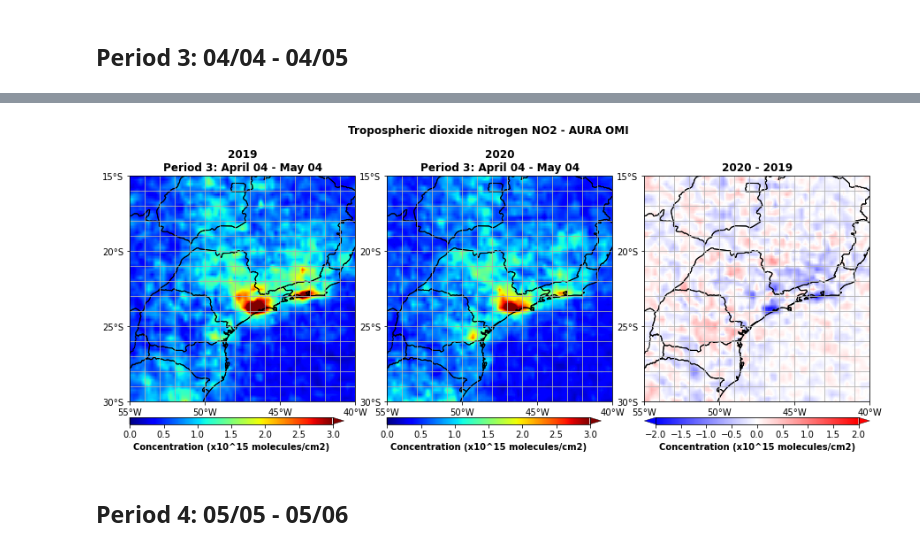
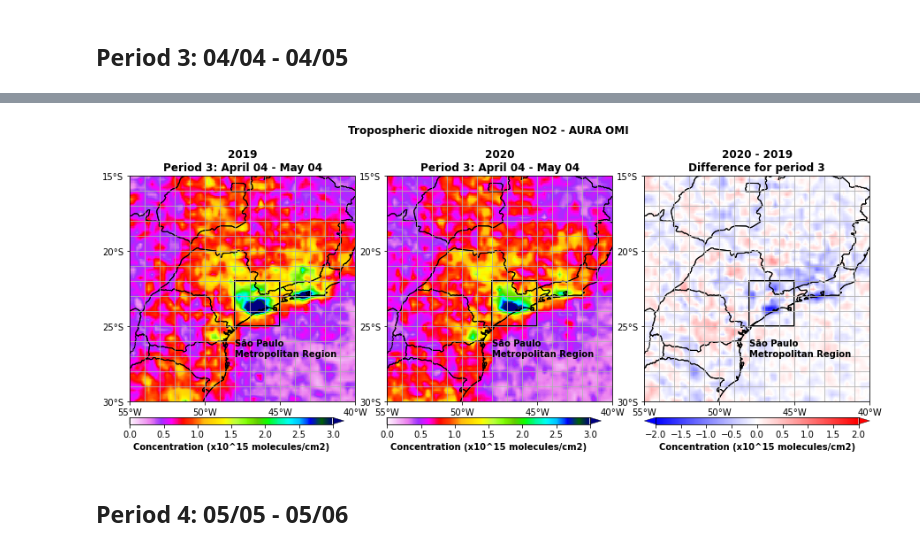
Before and after one commit to SandroAlex/phd, a Jupyter notebook: notebooks/covid19/no2_omi2.ipynb, the cells around one changed output, grey strips where cells are left out. Saved outputs shown, nothing was run; the diff lists cells and outputs as text; code cells hidden in the pictures.

```diff
--- a/notebooks/covid19/no2_omi2.ipynb
+++ b/notebooks/covid19/no2_omi2.ipynb
@@ -948,13 +967,27 @@ for index, axis in enumerate(axgr):
             edgecolor="black"
         )
 
+# Box around São Paulo city.
+for axis in axgr:
+    axis.text(x=-48, y=-27,
+              s="São Paulo\nMetropolitan Region", color="black", weight="bold")
+    axis.add_patch(mpatches.Rectangle(
+        xy=[box_lon_i, box_lat_i],
+        width=box_dlon,
+        height=box_dlat,
+        fill=None,
+        lw=2,
+        edgecolor="black",
+        facecolor="black"
+    ))
+
 # Period 2 for 2019.
 p = (DS.NO2.sel(time=p2s[2019]).mean("time") / scale).\
     interp(coords=grid).plot(
     ax=axgr[0],
     vmin=vmin,
     vmax=vmax,
-    cmap=plt.cm.jet,
+    cmap=plt.cm.gist_ncar_r,
     add_colorbar=False,
     add_labels=False
 )
@@ -970,7 +1003,7 @@ p = (DS.NO2.sel(time=p2s[2020]).mean("time") / scale).\
     ax=axgr[1],
     vmin=vmin,
     vmax=vmax,
-    cmap=plt.cm.jet,
+    cmap=plt.cm.gist_ncar_r,
     add_colorbar=False,
     add_labels=False
 )
@@ -1001,7 +1034,7 @@ cb.set_label_text("Concentration (x10^15 molecules/cm2)", weight="bold")
 fig.suptitle("Tropospheric dioxide nitrogen NO2 - AURA OMI", weight="bold")
 axgr[0].set_title(t2s[2019], weight="bold")
 axgr[1].set_title(t2s[2020], weight="bold")
-axgr[2].set_title("2020 - 2019", weight="bold")
+axgr[2].set_title("2020 - 2019\nDifference for period 2", weight="bold")
 
 if save_fig:
     plt.savefig(
@@ -1057,13 +1090,27 @@ for index, axis in enumerate(axgr):
             edgecolor="black"
         )
 
+# Box around São Paulo city.
+for axis in axgr:
+    axis.text(x=-48, y=-27,
+              s="São Paulo\nMetropolitan Region", color="black", weight="bold")
+    axis.add_patch(mpatches.Rectangle(
+        xy=[box_lon_i, box_lat_i],
+        width=box_dlon,
+        height=box_dlat,
+        fill=None,
+        lw=2,
+        edgecolor="black",
+        facecolor="black"
+    ))
+
 # Period 3 for 2019.
 p = (DS.NO2.sel(time=p3s[2019]).mean("time") / scale).\
     interp(coords=grid).plot(
     ax=axgr[0],
     vmin=vmin,
     vmax=vmax,
-    cmap=plt.cm.jet,
+    cmap=plt.cm.gist_ncar_r,
     add_colorbar=False,
     add_labels=False
 )
@@ -1079,7 +1126,7 @@ p = (DS.NO2.sel(time=p3s[2020]).mean("time") / scale).\
     ax=axgr[1],
     vmin=vmin,
     vmax=vmax,
-    cmap=plt.cm.jet,
+    cmap=plt.cm.gist_ncar_r,
     add_colorbar=False,
     add_labels=False
 )
@@ -1110,7 +1157,7 @@ cb.set_label_text("Concentration (x10^15 molecules/cm2)", weight="bold")
 fig.suptitle("Tropospheric dioxide nitrogen NO2 - AURA OMI", weight="bold")
 axgr[0].set_title(t3s[2019], weight="bold")
 axgr[1].set_title(t3s[2020], weight="bold")
-axgr[2].set_title("2020 - 2019", weight="bold")
+axgr[2].set_title("2020 - 2019\nDifference for period 3", weight="bold")
 
 if save_fig:
     plt.savefig(
@@ -1124,4 +1171,4 @@ Wall time: 2.82 s
-[figure, old version]
+[figure, new version]
 # %% [markdown]
 ## Period 4: 05/05 - 05/06
 # %%
```
Also changed, not shown: parts of 31 cells of this notebook.
